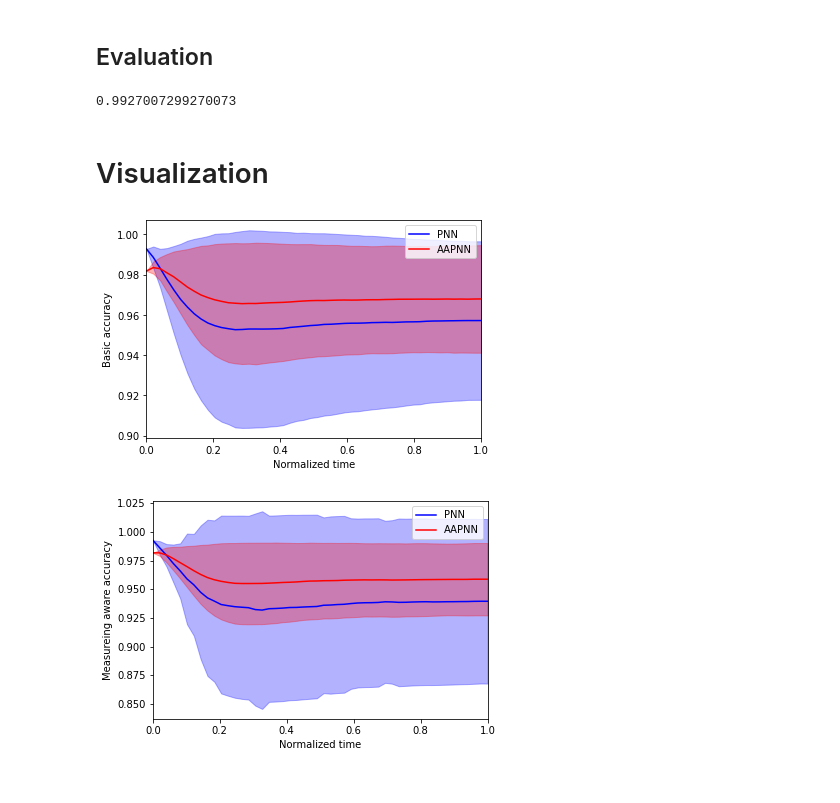
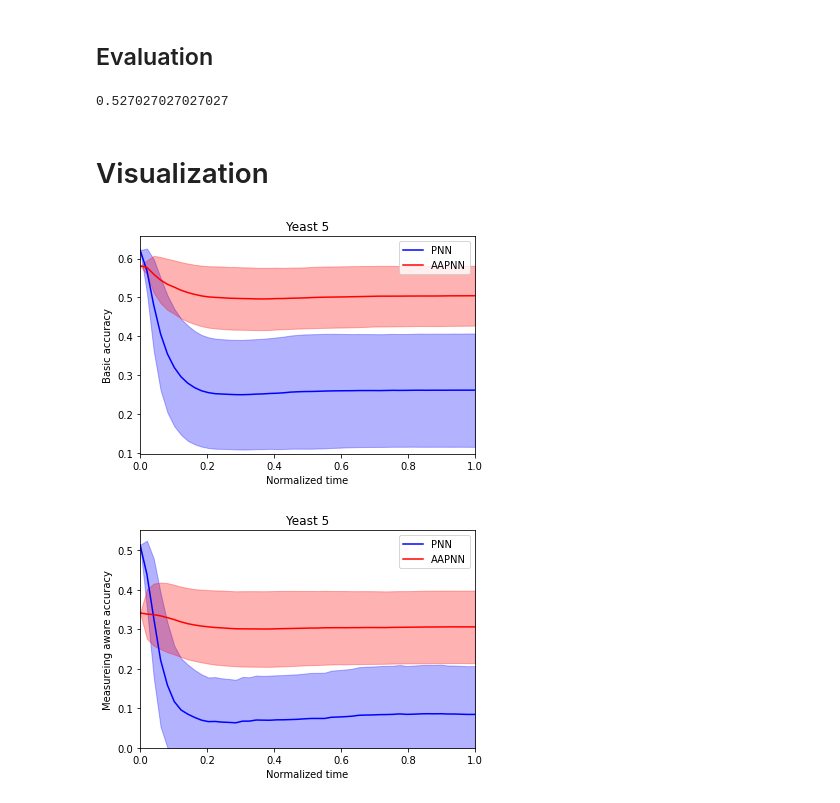
Before and after one commit to Neuromophic/Aging-aware-training, a Jupyter notebook: Evaluation.ipynb, the cells around one changed output. Cells and saved outputs as stored; diff of their text form; code cells hidden in the pictures.

```diff
--- a/Evaluation.ipynb
+++ b/Evaluation.ipynb
@@ -21,5 +21,6 @@ torch.manual_seed(seed);
 # Device
 # %%
 device = torch.device('cuda' if torch.cuda.is_available() else 'cpu')
+device = torch.device('cuda:0')
 device
 # %% [output]
@@ -140,7 +141,7 @@ for x_valid, y_valid in valid_loader:
 np.savetxt(f'./result/{ds}_NN{structure}_{seed}.txt', acc_valid.reshape(1,1))
 acc_valid
 # %% [output]
-0.9927007299270073
+0.527027027027027
 # %%
 mean_acc_PNN, std_acc_PNN, mean_maa_PNN, std_maa_PNN = ev.Evaluation(PNN, valid_loader, M_valid, 100, K_valid, device)
 # %%
@@ -150,17 +151,20 @@ mean_acc_AAPNN, std_acc_AAPNN, mean_maa_AAPNN, std_maa_AAPNN = ev.Evaluation(AAP
 # %%
 plt.fill_between(np.linspace(0,1,50), mean_acc_PNN-std_acc_PNN, mean_acc_PNN+std_acc_PNN, alpha=0.3, color='blue');
 plt.fill_between(np.linspace(0,1,50), mean_acc_AAPNN-std_acc_AAPNN, mean_acc_AAPNN+std_acc_AAPNN, alpha=0.3, color='red');
 
 plt.plot(np.linspace(0,1,50), mean_acc_PNN, label='PNN', color='blue');
 plt.plot(np.linspace(0,1,50), mean_acc_AAPNN, label='AAPNN', color='red');
 
+plt.title(f'{ds} {seed}')
 plt.xlabel('Normalized time');
 plt.ylabel('Basic accuracy');
 plt.xlim([0, 1]);
+plt.ylim([max([0, 0.9*min([min(mean_acc_PNN-std_acc_PNN), min(mean_acc_AAPNN-std_acc_AAPNN)])]),
+          min([1, 1.05*max([max(mean_acc_PNN+std_acc_PNN), max(mean_acc_AAPNN+std_acc_AAPNN)])])]);
 plt.legend();
 plt.savefig(f'./result/{ds}_ACC{structure}_{seed}.pdf', format='pdf')
 # %% [output]
-[figure, old version]
+[figure, new version]
 # %%
 plt.fill_between(np.linspace(0,1,50), mean_maa_PNN-std_maa_PNN, mean_maa_PNN+std_maa_PNN, alpha=0.3, color='blue');
 plt.fill_between(np.linspace(0,1,50), mean_maa_AAPNN-std_maa_AAPNN, mean_maa_AAPNN+std_maa_AAPNN, alpha=0.3, color='red');
@@ -168,10 +172,13 @@ plt.fill_between(np.linspace(0,1,50), mean_maa_AAPNN-std_maa_AAPNN, mean_maa_AAP
 plt.plot(np.linspace(0,1,50), mean_maa_PNN, label='PNN', color='blue');
 plt.plot(np.linspace(0,1,50), mean_maa_AAPNN, label='AAPNN', color='red');
 
+plt.title(f'{ds} {seed}')
 plt.xlabel('Normalized time');
 plt.ylabel('Measureing aware accuracy');
 plt.xlim([0, 1]);
+plt.ylim([max([0, 0.9*min([min(mean_maa_PNN-std_maa_PNN), min(mean_maa_AAPNN-std_maa_AAPNN)])]),
+          min([1, 1.05*max([max(mean_maa_PNN+std_maa_PNN), max(mean_maa_AAPNN+std_maa_AAPNN)])])]);
 plt.legend();
 plt.savefig(f'./result/{ds}_MAA{structure}_{seed}.pdf', format='pdf')
 # %% [output]
-[figure, old version]
+[figure, new version]
```
Also changed, not shown: parts of 8 cells of this notebook, 54 other files.
